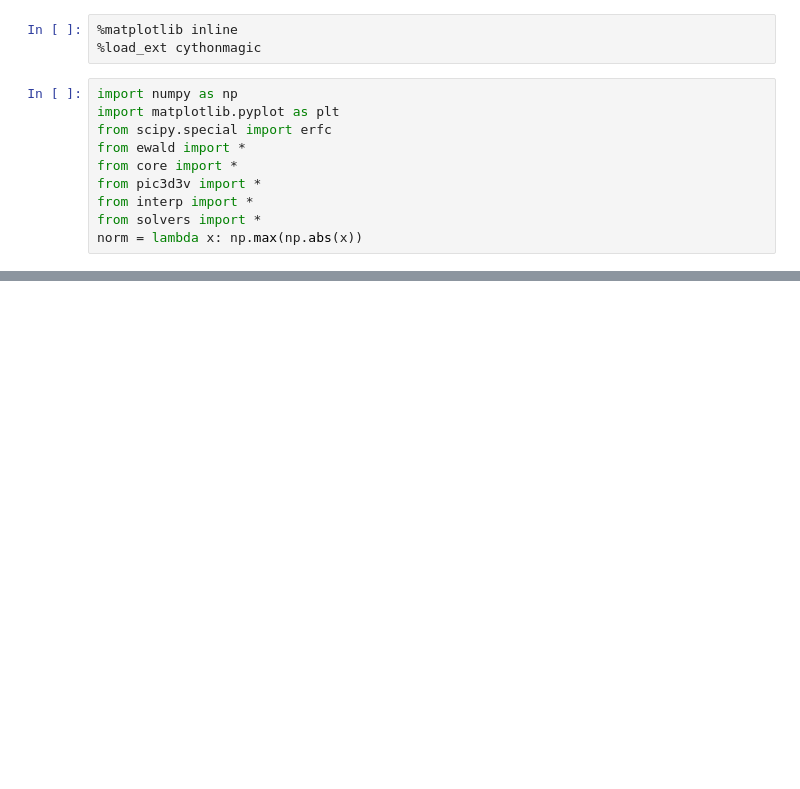
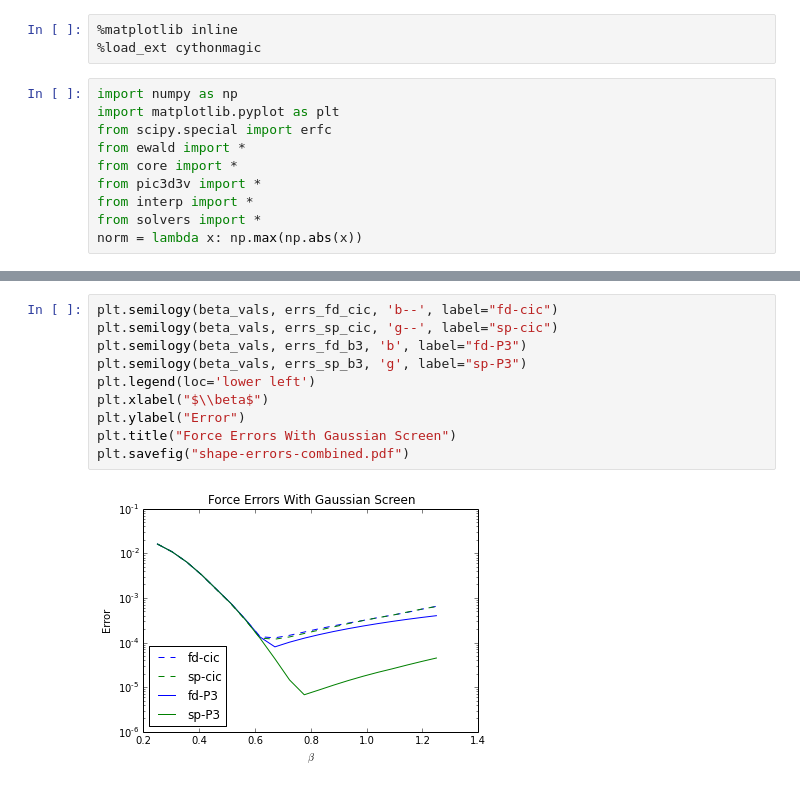
Before and after one commit to dreamer2368/py3d3v, a Jupyter notebook: py3d3v/ewald-sum.ipynb, the cells around one changed output, grey strips where cells are left out. Drawn from its saved outputs; the diff is of its cells as text; blank space fills up the shorter version.

```diff
--- a/py3d3v/ewald-sum.ipynb
+++ b/py3d3v/ewald-sum.ipynb
@@ -78,0 +126,12 @@ plt.savefig("fe-gaussian.pdf")
+# %%
+plt.semilogy(beta_vals, errs_fd_cic, 'b--', label="fd-cic")
+plt.semilogy(beta_vals, errs_sp_cic, 'g--', label="sp-cic")
+plt.semilogy(beta_vals, errs_fd_b3, 'b', label="fd-P3")
+plt.semilogy(beta_vals, errs_sp_b3, 'g', label="sp-P3")
+plt.legend(loc='lower left')
+plt.xlabel("$\\beta$")
+plt.ylabel("Error")
+plt.title("Force Errors With Gaussian Screen")
+plt.savefig("shape-errors-combined.pdf")
+# %% [output]
+[figure, added]
```
Also changed, not shown: parts of 8 cells of this notebook.
